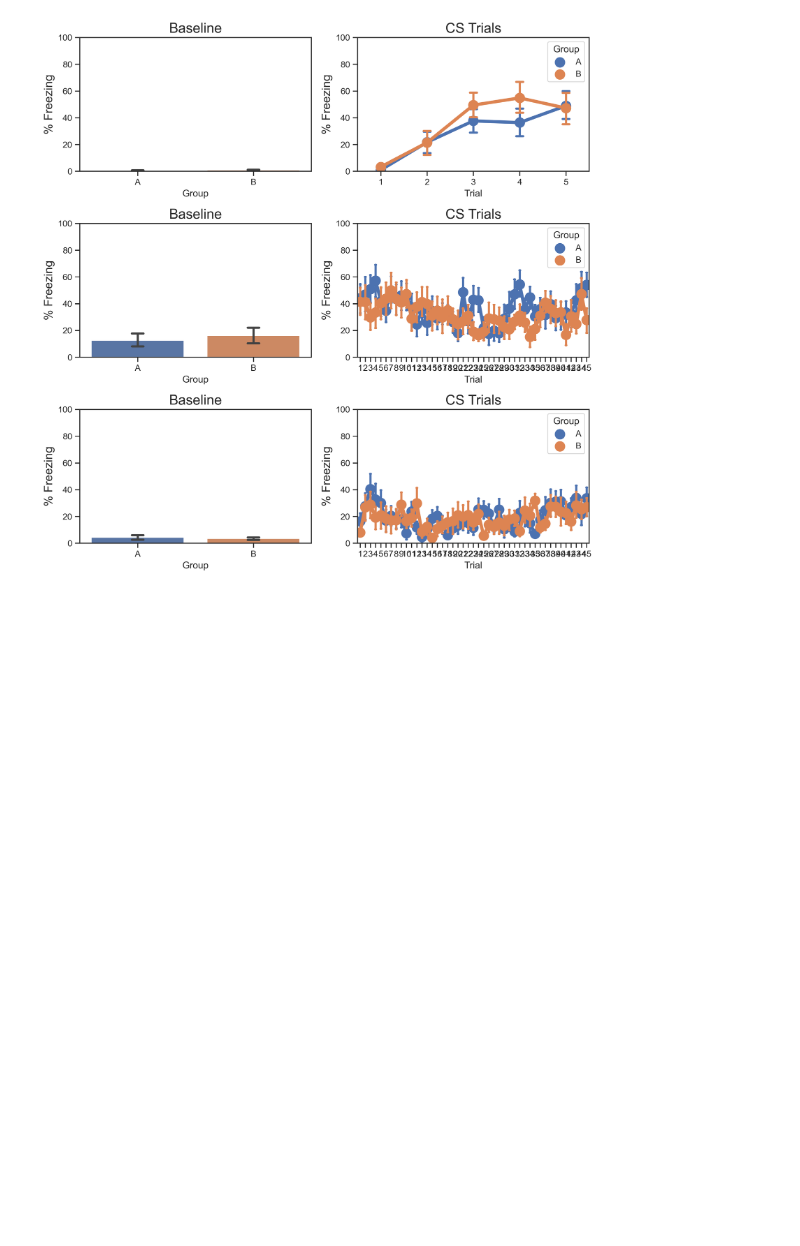
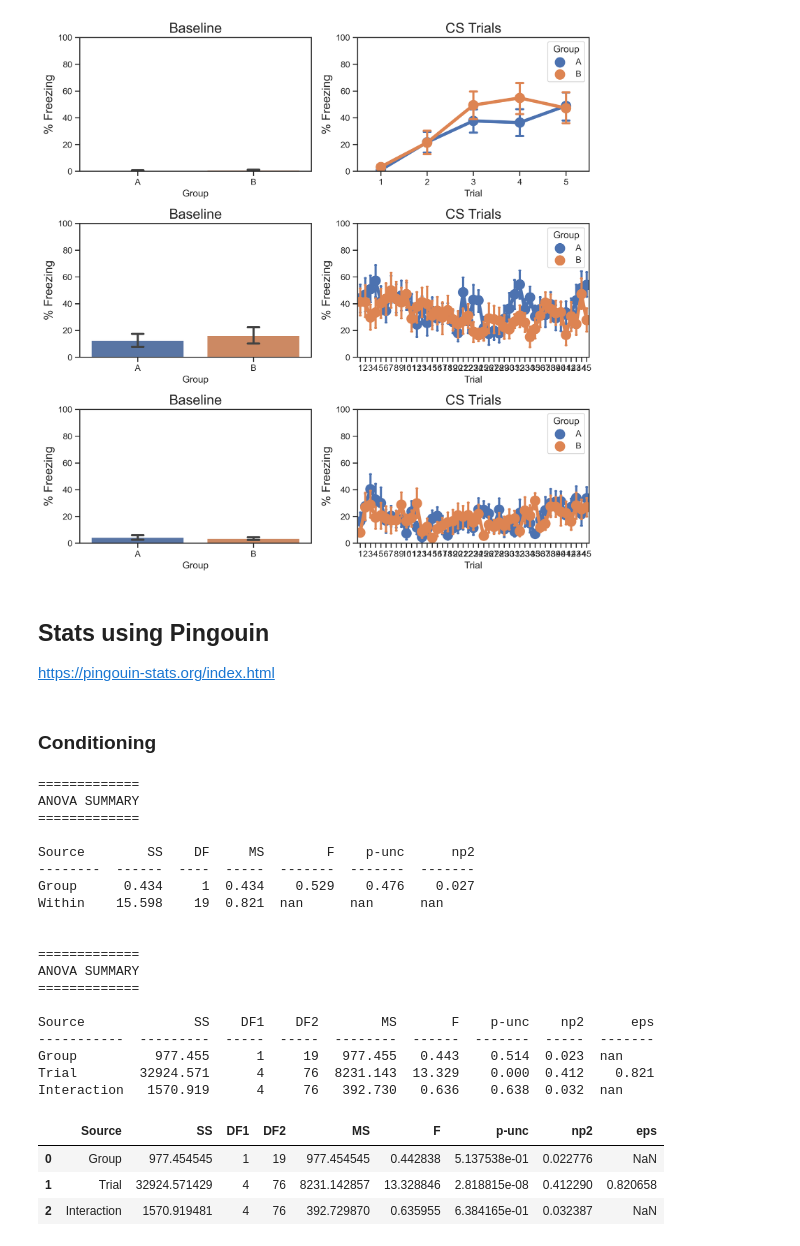
Before and after one commit to MicTott/FrozenPy, a Jupyter notebook: Examples/Visualization_and_statistical_testing.ipynb, the cells around one changed output. Cells and saved outputs as stored; diff of their text form; code cells hidden in the pictures; blank space fills up the shorter version.

```diff
--- a/Examples/Visualization_and_statistical_testing.ipynb
+++ b/Examples/Visualization_and_statistical_testing.ipynb
@@ -161,2 +96,49 @@ plt.savefig('Example_figure.png')
 # %% [output]
 [figure]
+# %% [markdown]
+## Stats using Pingouin
+https://pingouin-stats.org/index.html
+# %% [markdown]
+### Conditioning
+# %%
+import pingouin as pg
+
+# Baseline: one-way ANOVA
+aov = pg.anova(data=Cond_BL_df,
+               dv='BL',
+               between='Group',
+               detailed=True)
+pg.print_table(aov)
+
+# Trials: two-way mixed-design ANOVA
+aov = pg.mixed_anova(data=Cond_Trials_df,
+                     dv='CS',
+                     within='Trial',
+                     between='Group',
+                     subject='ID')
+pg.print_table(aov)
+aov
+# %% [output]
+=============
+ANOVA SUMMARY
+=============
+
+Source        SS    DF     MS        F    p-unc      np2
+--------  ------  ----  -----  -------  -------  -------
+Group      0.434     1  0.434    0.529    0.476    0.027
+Within    15.598    19  0.821  nan      nan      nan
+
+
+=============
+ANOVA SUMMARY
+=============
+
+Source              SS    DF1    DF2        MS       F    p-unc    np2      eps
+-----------  ---------  -----  -----  --------  ------  -------  -----  -------
+Group          977.455      1     19   977.455   0.443    0.514  0.023  nan
+Trial        32924.571      4     76  8231.143  13.329    0.000  0.412    0.821
+Interaction   1570.919      4     76   392.730   0.636    0.638  0.032  nan
+|  | Source | SS | DF1 | DF2 | MS | F | p-unc | np2 | eps |
+| 0 | Group | 977.454545 | 1 | 19 | 977.454545 | 0.442838 | 5.137538e-01 | 0.022776 | NaN |
+| 1 | Trial | 32924.571429 | 4 | 76 | 8231.142857 | 13.328846 | 2.818815e-08 | 0.412290 | 0.820658 |
+| 2 | Interaction | 1570.919481 | 4 | 76 | 392.729870 | 0.635955 | 6.384165e-01 | 0.032387 | NaN |
```
Also changed, not shown: parts of 7 cells of this notebook.
